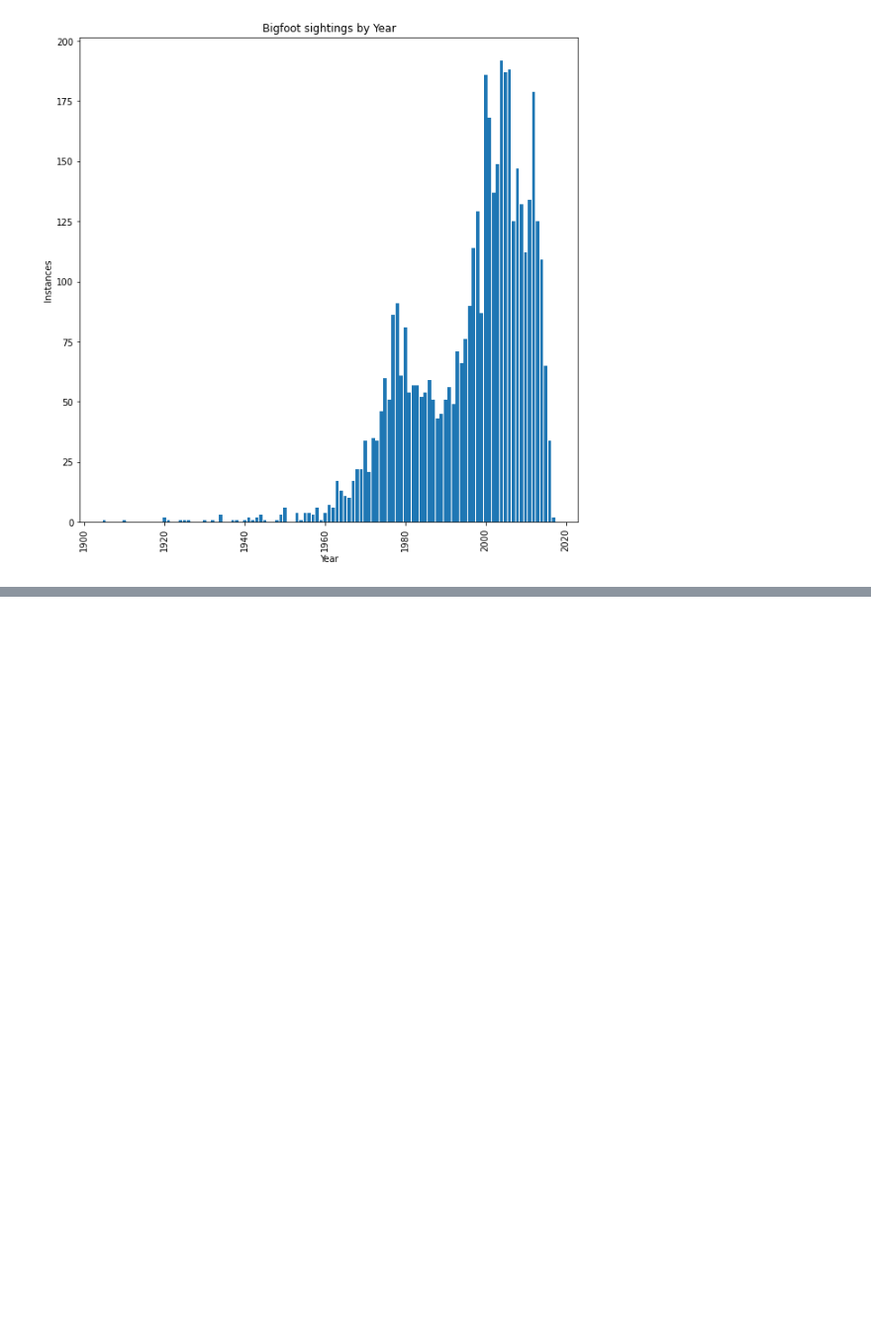
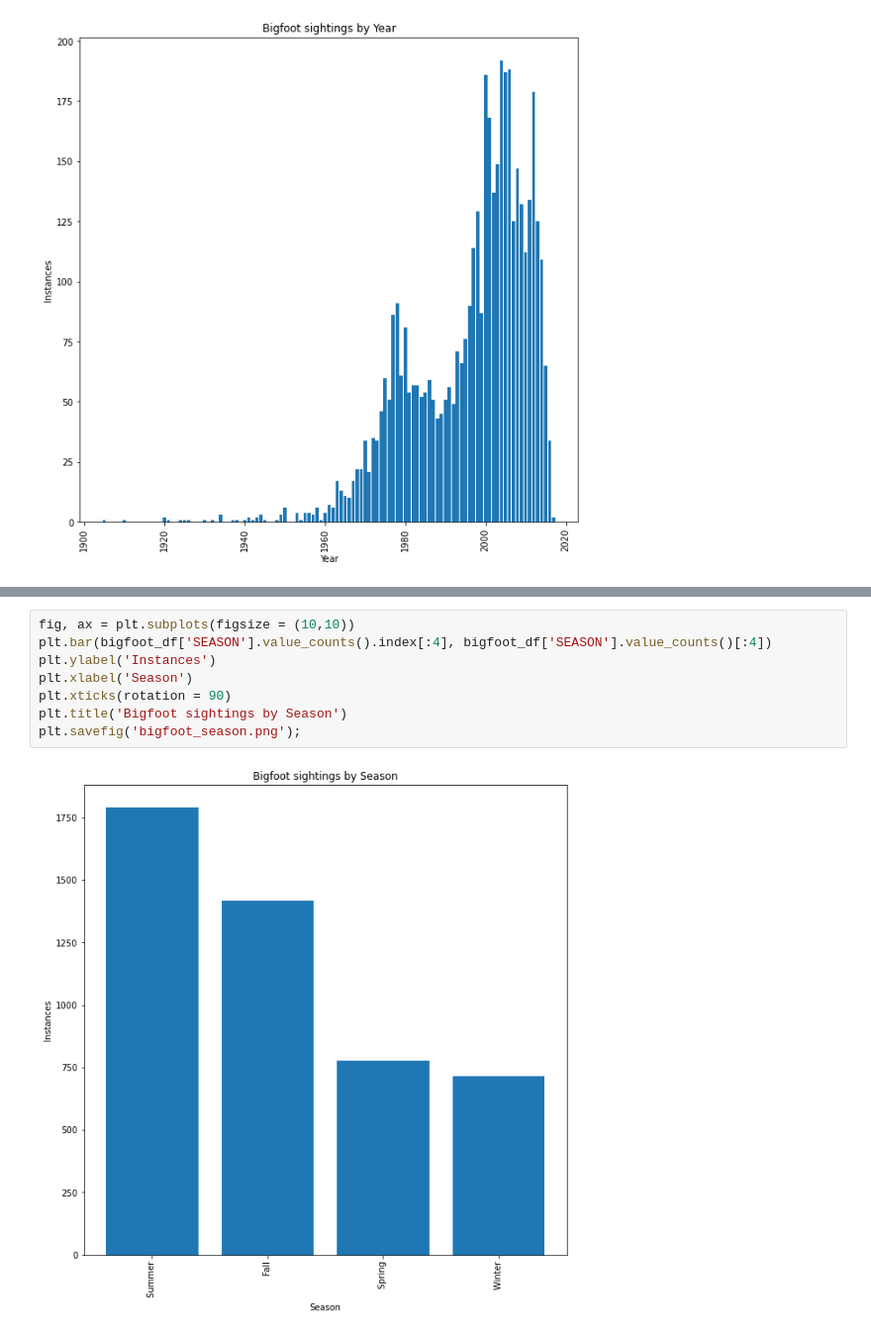
Before and after one commit to Cynz300/nlp-case-study, a Jupyter notebook: data_analysis_ig.ipynb, the cells around one changed output, grey strips where cells are left out. Shown at 99% size. Saved outputs shown, nothing was run; the diff lists cells and outputs as text; blank space fills up the shorter version.

```diff
--- a/data_analysis_ig.ipynb
+++ b/data_analysis_ig.ipynb
@@ -412,0 +436,10 @@ plt.savefig('bigfoot_year.png');
+# %%
+fig, ax = plt.subplots(figsize = (10,10))
+plt.bar(bigfoot_df['SEASON'].value_counts().index[:4], bigfoot_df['SEASON'].value_counts()[:4])
+plt.ylabel('Instances')
+plt.xlabel('Season')
+plt.xticks(rotation = 90)
+plt.title('Bigfoot sightings by Season')
+plt.savefig('bigfoot_season.png');
+# %% [output]
+[figure, added]
```
Also changed, not shown: parts of 3 cells of this notebook, 2 other files.
